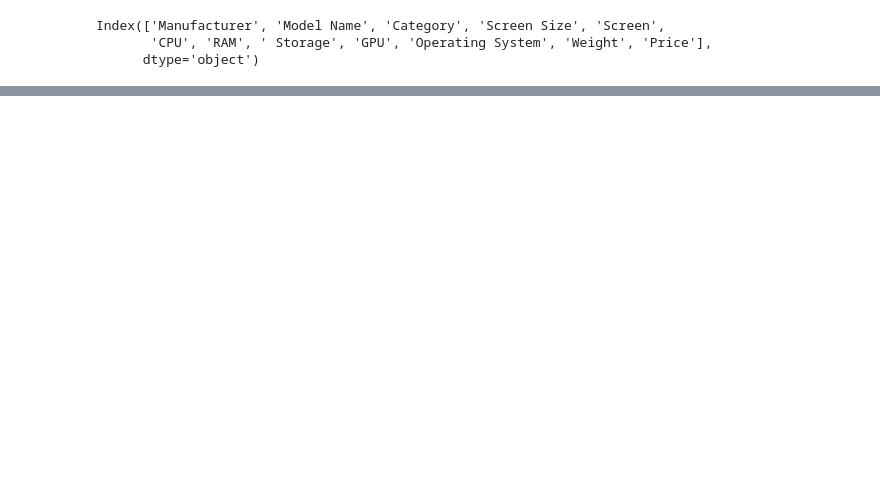
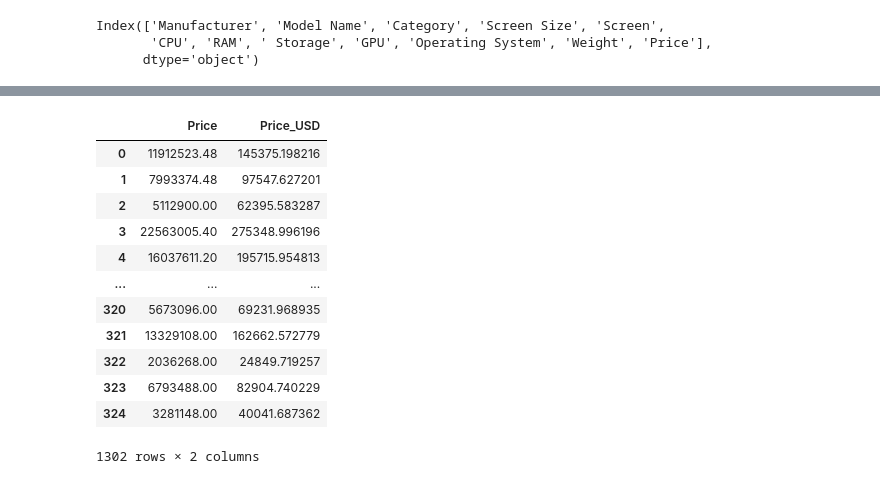
Before and after one commit to jlh28145/Laptop-Price-Regression, a Jupyter notebook: Laptop Price Regression.ipynb, the cells around one changed output, grey strips where cells are left out. Cells and saved outputs as stored; diff of their text form; code cells hidden in the pictures; blank space fills up the shorter version.

```diff
--- a/Laptop Price Regression.ipynb
+++ b/Laptop Price Regression.ipynb
@@ -415,3 +535,7 @@ df.columns
 Index(['Manufacturer', 'Model Name', 'Category', 'Screen Size', 'Screen',
        'CPU', 'RAM', ' Storage', 'GPU', 'Operating System', 'Weight', 'Price'],
       dtype='object')
+# %%
+#1 INR = 0.012203 USD Conversion Rate as of May 10,2023
+df['Price_USD'] = df.Price/81.9433
+df.Price_USD
@@ -418,2 +555,18 @@ Index(['Manufacturer', 'Model Name', 'Category', 'Screen Size', 'Screen',
+# %%
+df[['Price','Price_USD']]
+# %% [output]
+|  | Price | Price_USD |
+| 0 | 11912523.48 | 145375.198216 |
+| 1 | 7993374.48 | 97547.627201 |
+| 2 | 5112900.00 | 62395.583287 |
+| 3 | 22563005.40 | 275348.996196 |
+| 4 | 16037611.20 | 195715.954813 |
+| ... | ... | ... |
+| 320 | 5673096.00 | 69231.968935 |
+| 321 | 13329108.00 | 162662.572779 |
+| 322 | 2036268.00 | 24849.719257 |
+| 323 | 6793488.00 | 82904.740229 |
+| 324 | 3281148.00 | 40041.687362 |
+1302 rows × 2 columns
 # %%
 #Target Encoding for Manfacturer
```
Also changed, not shown: parts of 11 cells of this notebook.
